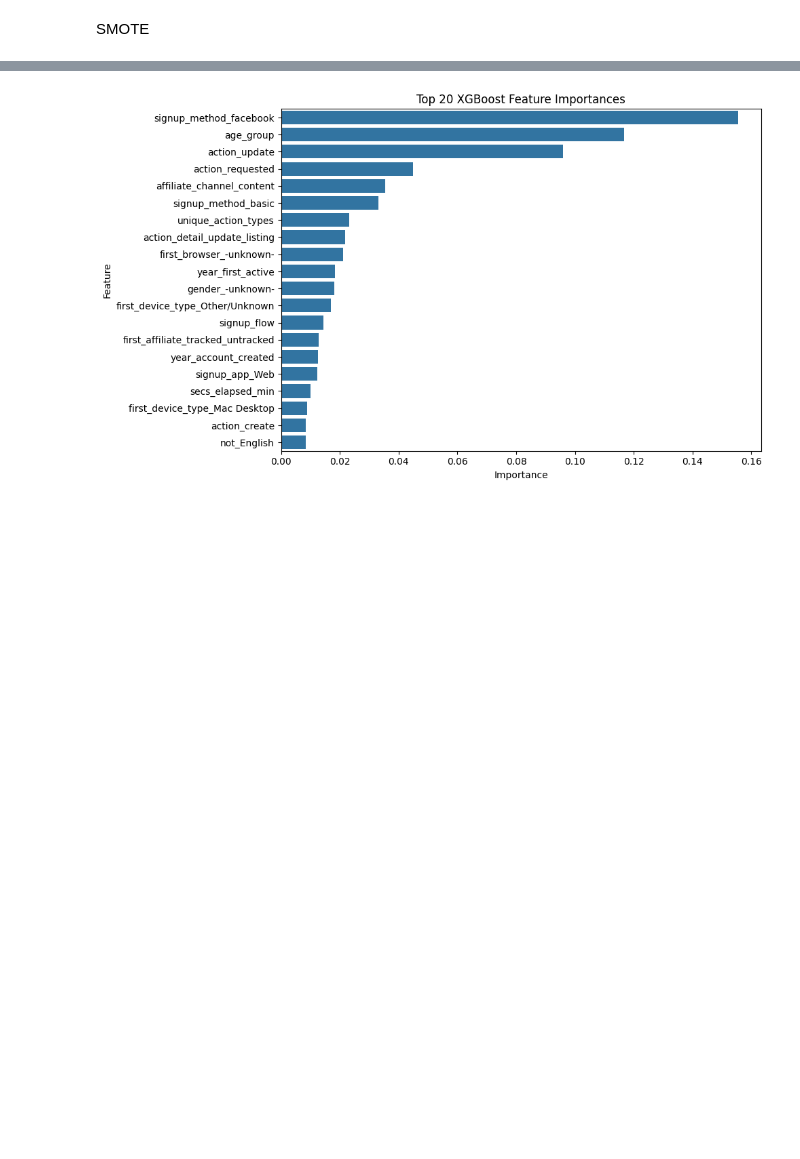
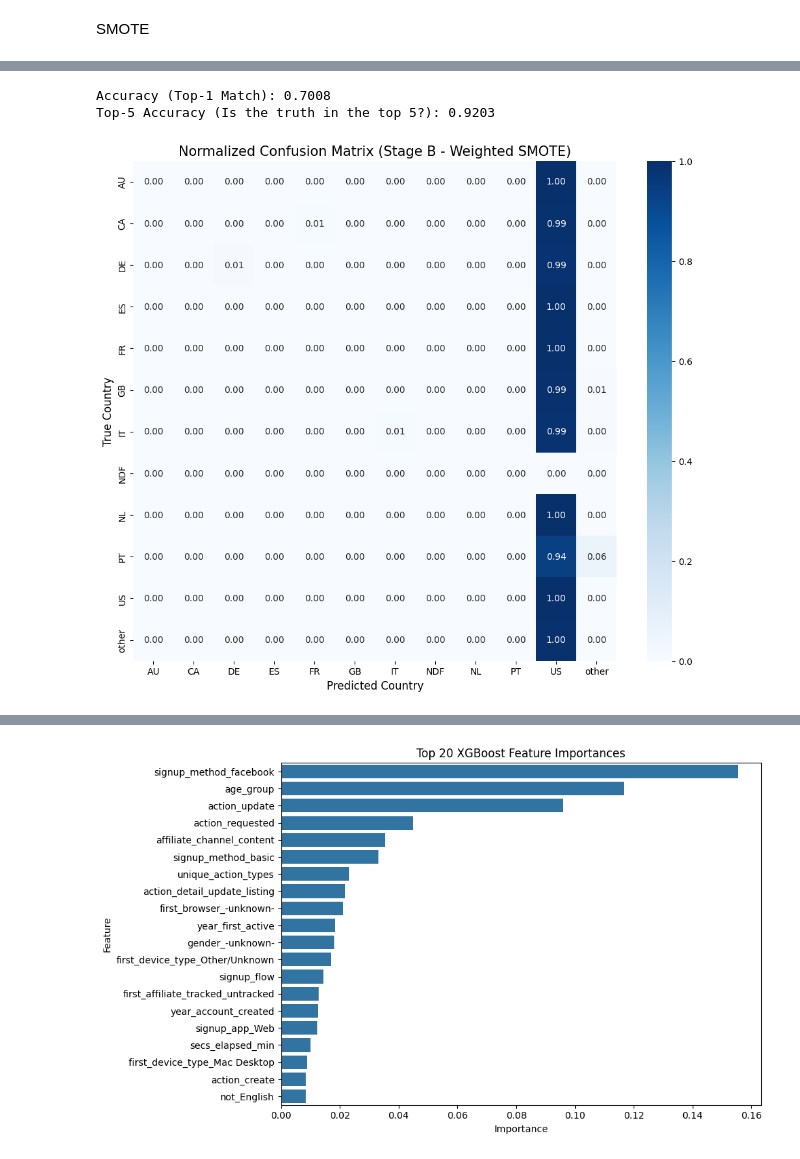
Before and after one commit to Rezacs/Airbnb, a Jupyter notebook: merged/FINAL.ipynb, the cells around one changed output, grey strips where cells are left out. Drawn from its saved outputs; the diff is of its cells as text; code cells hidden in the pictures; blank space fills up the shorter version.

```diff
--- a/merged/FINAL.ipynb
+++ b/merged/FINAL.ipynb
@@ -2538,0 +2343,59 @@ plt.show()
+# %%
+import numpy as np
+from sklearn.metrics import accuracy_score
+
+# 1. Get Probability Predictions
+preds_probs = bstB_smote.predict(dvalB)
+
+# 2. Get the Top 5 predictions for every user
+# This sorts the probabilities and takes the top 5 indices
+top5_indices = np.argsort(preds_probs, axis=1)[:, -5:][:, ::-1]
+
+# 3. Check if the TRUE label is in the Top 5
+correct_in_top5 = 0
+total = len(y_valB)
+
+# --- FIX: Use y_valB[i] instead of y_valB.iloc[i] ---
+for i in range(total):
+    if y_valB[i] in top5_indices[i]:
+        correct_in_top5 += 1
+
+# Get Top-1 predictions for the standard accuracy score
+preds_indices = np.argmax(preds_probs, axis=1)
+
+print(f"Accuracy (Top-1 Match): {accuracy_score(y_valB, preds_indices):.4f}")
+print(f"Top-5 Accuracy (Is the truth in the top 5?): {correct_in_top5 / total:.4f}")
+# %% [output]
+Accuracy (Top-1 Match): 0.7008
+Top-5 Accuracy (Is the truth in the top 5?): 0.9203
+# %%
+import matplotlib.pyplot as plt
+import seaborn as sns
+from sklearn.metrics import confusion_matrix
+import numpy as np
+
+# 1. Prepare the Labels (Convert from numeric 0,1,2... to 'US', 'FR'...)
+# We use the variables from the previous step: y_valB (True) and preds_indices (Predicted)
+y_true_labels = le.inverse_transform(y_valB)
+y_pred_labels = le.inverse_transform(preds_indices)
+
+# 2. Calculate the Confusion Matrix
+# labels=le.classes_ ensures the matrix follows the standard order (AU, CA, DE...)
+cm = confusion_matrix(y_true_labels, y_pred_labels, labels=le.classes_)
+
+# 3. Normalize to get percentages (Recall)
+# We add a small check to avoid division by zero if a class is missing in validation
+row_sums = cm.sum(axis=1)[:, np.newaxis]
+cm_norm = np.divide(cm.astype('float'), row_sums, out=np.zeros_like(cm.astype('float')), where=row_sums!=0)
+
+# 4. Plotting
+plt.figure(figsize=(12, 10))
+sns.heatmap(cm_norm, annot=True, fmt='.2f', cmap='Blues',
+            xticklabels=le.classes_, yticklabels=le.classes_)
+
+plt.title('Normalized Confusion Matrix (Stage B - Weighted SMOTE)', fontsize=15)
+plt.ylabel('True Country', fontsize=12)
+plt.xlabel('Predicted Country', fontsize=12)
+plt.show()
+# %% [output]
+[figure, added]
```
Also changed, not shown: parts of 12 cells of this notebook, 7 other files.
